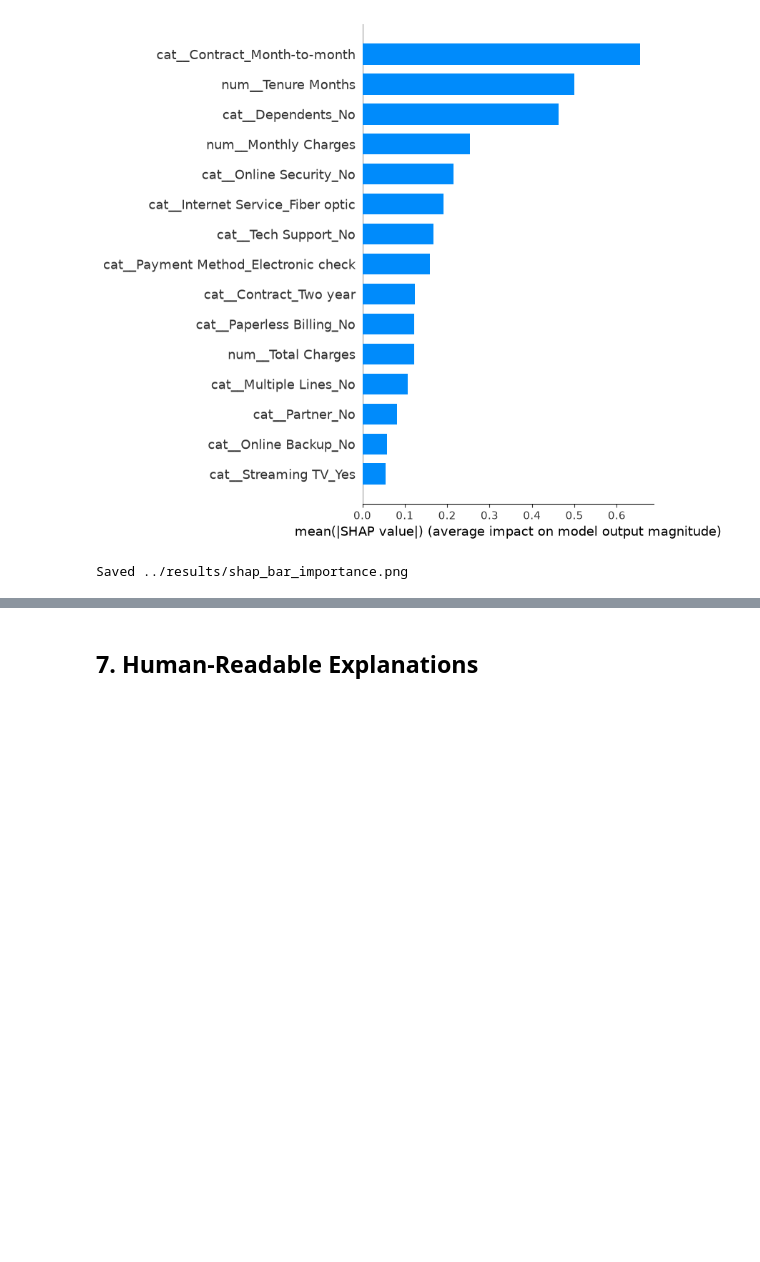
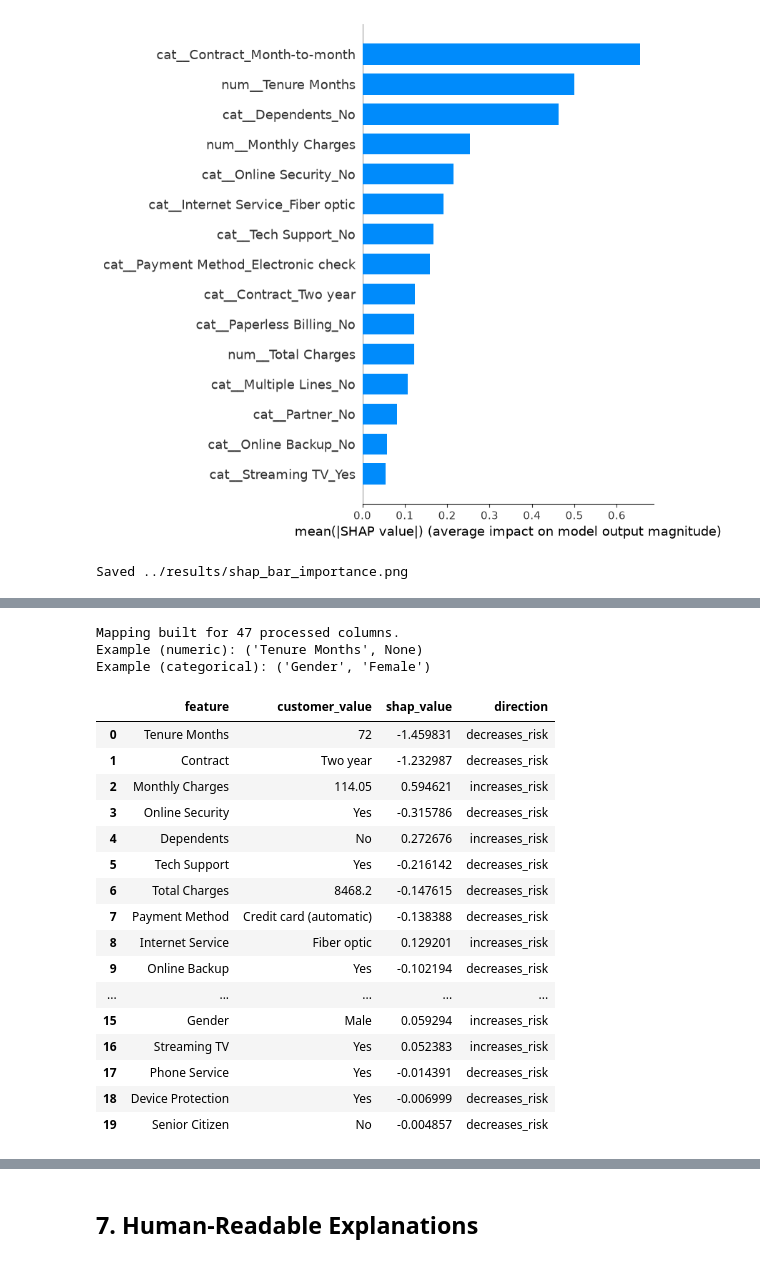
Before and after one commit to gracy7192/customer-churn-xai, a Jupyter notebook: notebooks/03_xai.ipynb, the cells around one changed output, grey strips where cells are left out. Saved outputs shown, nothing was run; the diff lists cells and outputs as text; code cells hidden in the pictures; blank space fills up the shorter version.

```diff
--- a/notebooks/03_xai.ipynb
+++ b/notebooks/03_xai.ipynb
@@ -346,0 +351,78 @@ Saved ../results/shap_bar_importance.png
+# %%
+numeric_features = list(preprocessor_step.transformers_[0][2])
+categorical_features = list(preprocessor_step.transformers_[1][2])
+onehot_categories = preprocessor_step.named_transformers_["cat"].categories_
+
+# processed_to_original[j] = (original_feature_name, category_or_None)
+# aligned 1:1 with processed_feature_names / shap_values_test columns.
+processed_to_original = [(f, None) for f in numeric_features]
+for feature_name, categories in zip(categorical_features, onehot_categories):
+    for category in categories:
+        processed_to_original.append((feature_name, category))
+
+assert len(processed_to_original) == len(processed_feature_names)
+print("Mapping built for", len(processed_to_original), "processed columns.")
+print("Example (numeric):", processed_to_original[0])
+print("Example (categorical):", processed_to_original[len(numeric_features)])
+# %% [output]
+Mapping built for 47 processed columns.
+Example (numeric): ('Tenure Months', None)
+Example (categorical): ('Gender', 'Female')
+# %%
+def get_top_shap_features(customer_row_index, top_n=5):
+    """Aggregate SHAP values by original raw feature for one test customer.
+
+    customer_row_index: the pandas index label of the customer in X_test
+    (i.e. an index value from test_customers / X_test), not a positional int.
+
+    Returns a DataFrame with one row per original feature: the customer's
+    actual raw value, the aggregated SHAP contribution, and its direction.
+    Sorted by absolute SHAP value, largest first; top_n controls how many
+    rows to return (pass None for all 20 features).
+    """
+    position = X_test_processed_df.index.get_loc(customer_row_index)
+    shap_row = shap_values_test[position]
+    raw_row = X_test.loc[customer_row_index]
+
+    contributions = {}
+    for shap_value, (feature, _category) in zip(shap_row, processed_to_original):
+        contributions[feature] = contributions.get(feature, 0.0) + shap_value
+
+    records = [
+        {
+            "feature": feature,
+            "customer_value": raw_row[feature],
+            "shap_value": shap_value,
+            "direction": "increases_risk" if shap_value > 0 else "decreases_risk",
+        }
+        for feature, shap_value in contributions.items()
+    ]
+
+    result = pd.DataFrame(records)
+    result["abs_shap_value"] = result["shap_value"].abs()
+    result = result.sort_values("abs_shap_value", ascending=False).drop(columns="abs_shap_value")
+    return result.head(top_n) if top_n else result.reset_index(drop=True)
+
+
+# Demo on the same sample customer used in Section 3.
+demo_row_index = test_customers.index[0]
+demo_features = get_top_shap_features(demo_row_index, top_n=None)
+demo_features
+# %% [output]
+|  | feature | customer_value | shap_value | direction |
+| 0 | Tenure Months | 72 | -1.459831 | decreases_risk |
+| 1 | Contract | Two year | -1.232987 | decreases_risk |
+| 2 | Monthly Charges | 114.05 | 0.594621 | increases_risk |
+| 3 | Online Security | Yes | -0.315786 | decreases_risk |
+| 4 | Dependents | No | 0.272676 | increases_risk |
+| 5 | Tech Support | Yes | -0.216142 | decreases_risk |
+| 6 | Total Charges | 8468.2 | -0.147615 | decreases_risk |
+| 7 | Payment Method | Credit card (automatic) | -0.138388 | decreases_risk |
+| 8 | Internet Service | Fiber optic | 0.129201 | increases_risk |
+| 9 | Online Backup | Yes | -0.102194 | decreases_risk |
+| ... | ... | ... | ... | ... |
+| 15 | Gender | Male | 0.059294 | increases_risk |
+| 16 | Streaming TV | Yes | 0.052383 | increases_risk |
+| 17 | Phone Service | Yes | -0.014391 | decreases_risk |
+| 18 | Device Protection | Yes | -0.006999 | decreases_risk |
+| 19 | Senior Citizen | No | -0.004857 | decreases_risk |
```
Also changed, not shown: parts of 4 cells of this notebook.
